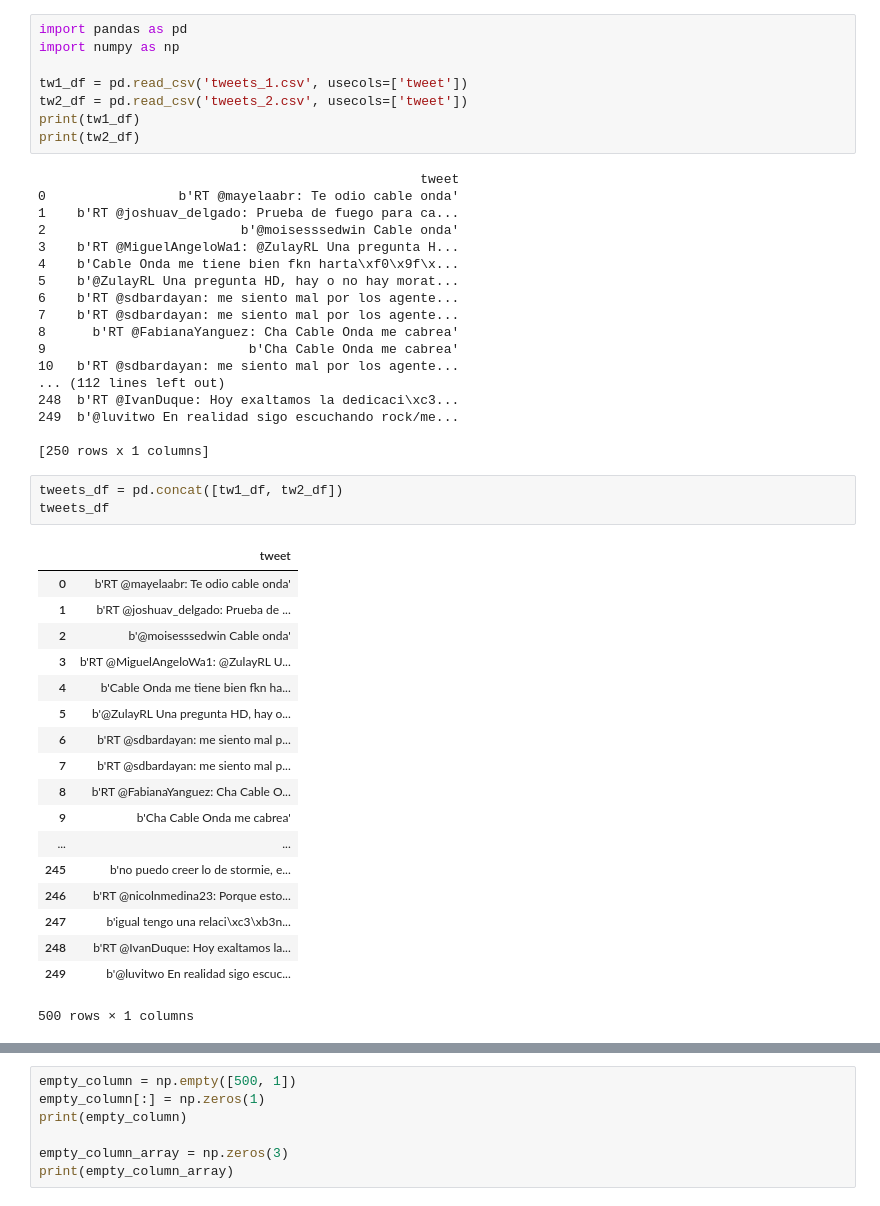
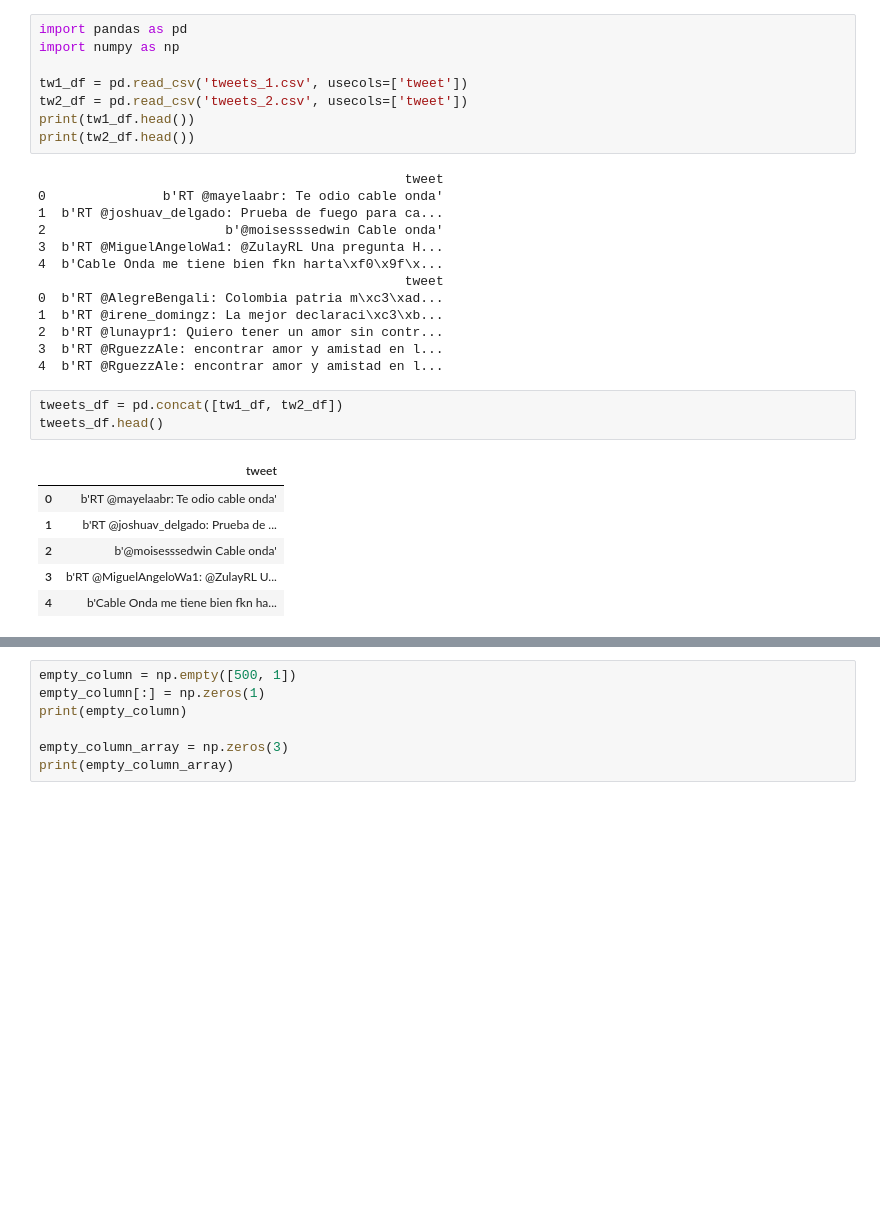
Before and after one commit to brian02oriel/TwitterAnalyzer-model, a Jupyter notebook: Preparing_data.ipynb, the cells around one changed output, grey strips where cells are left out. Saved outputs shown, nothing was run; the diff lists cells and outputs as text; blank space fills up the shorter version.

```diff
--- a/Preparing_data.ipynb
+++ b/Preparing_data.ipynb
@@ -4,48 +4,31 @@ import numpy as np
 
 tw1_df = pd.read_csv('tweets_1.csv', usecols=['tweet'])
 tw2_df = pd.read_csv('tweets_2.csv', usecols=['tweet'])
-print(tw1_df)
-print(tw2_df)
+print(tw1_df.head())
+print(tw2_df.head())
 # %% [output]
-                                                 tweet
-0                 b'RT @mayelaabr: Te odio cable onda'
-1    b'RT @joshuav_delgado: Prueba de fuego para ca...
-2                         b'@moisesssedwin Cable onda'
-3    b'RT @MiguelAngeloWa1: @ZulayRL Una pregunta H...
-4    b'Cable Onda me tiene bien fkn harta\xf0\x9f\x...
-5    b'@ZulayRL Una pregunta HD, hay o no hay morat...
-6    b'RT @sdbardayan: me siento mal por los agente...
-7    b'RT @sdbardayan: me siento mal por los agente...
-8      b'RT @FabianaYanguez: Cha Cable Onda me cabrea'
-9                          b'Cha Cable Onda me cabrea'
-10   b'RT @sdbardayan: me siento mal por los agente...
-... (112 lines left out)
-248  b'RT @IvanDuque: Hoy exaltamos la dedicaci\xc3...
-249  b'@luvitwo En realidad sigo escuchando rock/me...
-
-[250 rows x 1 columns]
+                                               tweet
+0               b'RT @mayelaabr: Te odio cable onda'
+1  b'RT @joshuav_delgado: Prueba de fuego para ca...
+2                       b'@moisesssedwin Cable onda'
+3  b'RT @MiguelAngeloWa1: @ZulayRL Una pregunta H...
+4  b'Cable Onda me tiene bien fkn harta\xf0\x9f\x...
+                                               tweet
+0  b'RT @AlegreBengali: Colombia patria m\xc3\xad...
+1  b'RT @irene_domingz: La mejor declaraci\xc3\xb...
+2  b'RT @lunaypr1: Quiero tener un amor sin contr...
+3  b'RT @RguezzAle: encontrar amor y amistad en l...
+4  b'RT @RguezzAle: encontrar amor y amistad en l...
 # %%
 tweets_df = pd.concat([tw1_df, tw2_df])
-tweets_df
+tweets_df.head()
 # %% [output]
 |  | tweet |
 | 0 | b'RT @mayelaabr: Te odio cable onda' |
 | 1 | b'RT @joshuav_delgado: Prueba de ... |
 | 2 | b'@moisesssedwin Cable onda' |
 | 3 | b'RT @MiguelAngeloWa1: @ZulayRL U... |
 | 4 | b'Cable Onda me tiene bien fkn ha... |
-| 5 | b'@ZulayRL Una pregunta HD, hay o... |
-| 6 | b'RT @sdbardayan: me siento mal p... |
-| 7 | b'RT @sdbardayan: me siento mal p... |
-| 8 | b'RT @FabianaYanguez: Cha Cable O... |
-| 9 | b'Cha Cable Onda me cabrea' |
-| ... | ... |
-| 245 | b'no puedo creer lo de stormie, e... |
-| 246 | b'RT @nicolnmedina23: Porque esto... |
-| 247 | b'igual tengo una relaci\xc3\xb3n... |
-| 248 | b'RT @IvanDuque: Hoy exaltamos la... |
-| 249 | b'@luvitwo En realidad sigo escuc... |
-500 rows × 1 columns
 # %%
 import base64
 
```
Also changed, not shown: parts of 1 cell of this notebook.
